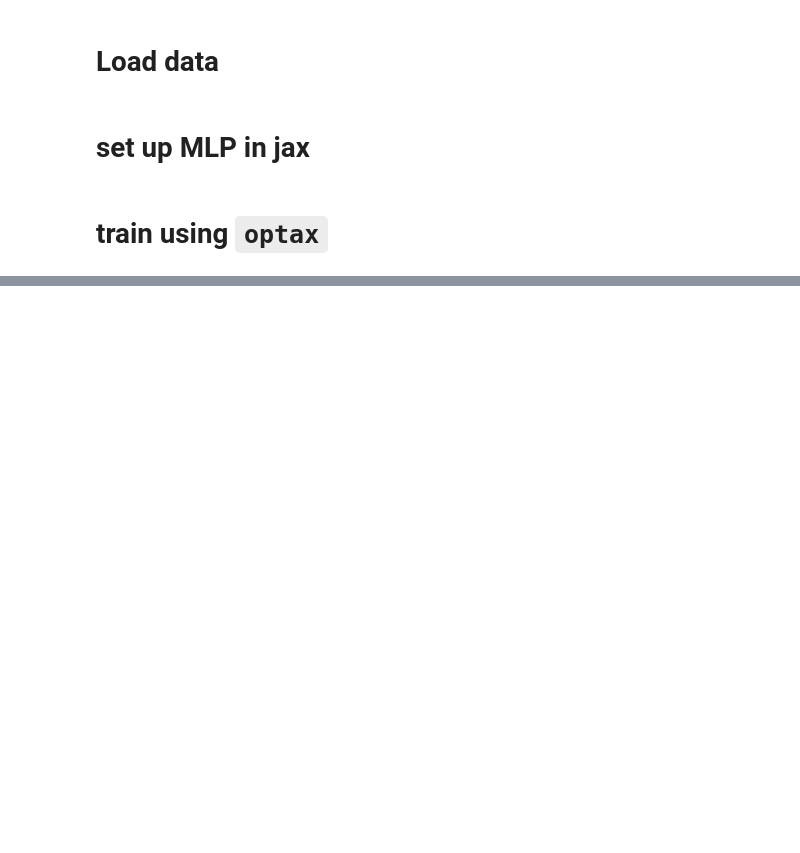
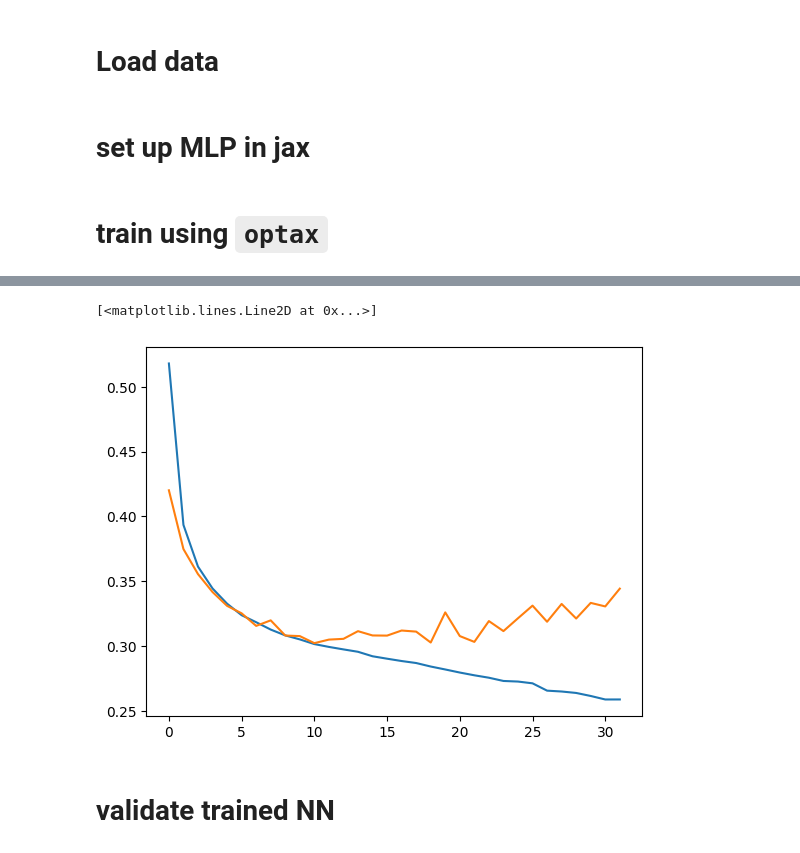
Before and after one commit to changhoonhahn/jaxSED, a Jupyter notebook: bin/train_emu/3_train_emu.ipynb, the cells around one changed output, grey strips where cells are left out. Drawn from its saved outputs; the diff is of its cells as text; code cells hidden in the pictures; blank space fills up the shorter version.

Commit message:
implemented emulator training in jax; next, deploy with hyperparameter optimization

```diff
--- a/bin/train_emu/3_train_emu.ipynb
+++ b/bin/train_emu/3_train_emu.ipynb
@@ -25,5 +31,9 @@ thetas = np.concatenate(thetas, axis=0)
 # %%
-x_pca = np.load(os.path.join(U.data_dir(), 'seds', 'modelb', 'train_sed.modelb.x_pca.w0.npy'))
+_x_pca = np.load(os.path.join(U.data_dir(), 'seds', 'modelb', 'train_sed.modelb.x_pca.w%i.npy' % iwave))
+# %%
+avg_x_pca = np.mean(_x_pca, axis=0)
+std_x_pca = np.std(_x_pca, axis=0)
+x_pca = (_x_pca - avg_x_pca)/std_x_pca
 # %%
 def numpy_collate(batch):
     return tree_map(np.asarray, data.default_collate(batch))
@@ -65,18 +75,21 @@ def init_mlp_params(layer_sizes, scale=1e-2):
     params = []
     for i, key in zip(np.arange(len(layer_sizes)-2), keys):
         m, n = layer_sizes[i], layer_sizes[i+1]
+        #w_key, b_key = random.split(key, num=2)
+        #params.append([scale * random.normal(w_key, (n, m)), scale * random.normal(b_key, (n,))])
         w_key, b_key, _a_key, _b_key = random.split(key, num=4)
         params.append([scale * random.normal(w_key, (n, m)), scale * random.normal(b_key, (n,)),
                       scale * random.normal(_a_key, (n,)), scale * random.normal(_b_key, (n,))])
 
     m, n = layer_sizes[-2], layer_sizes[-1]
-    w_key, b_key, _a_key, _b_key = random.split(keys[-1], num=4)
+    w_key, b_key = random.split(keys[-1], num=2)
     params.append([scale * random.normal(w_key, (n, m)), scale * random.normal(b_key, (n,))])
     return params
 
 @functools.partial(jax.vmap, in_axes=(None, 0))
 def forward(params, inputs):
     activations = inputs
+    #for w, b in params[:-1]:
     for w, b, beta, gamma in params[:-1]:
         outputs = jnp.dot(w, activations) + b
         activations = nonlin_act(outputs, beta, gamma) #relu(outputs)#
@@ -98,8 +111,8 @@ def update(params, opt_state, inputs, targets):
     params = optax.apply_updates(params, updates)
     return params, opt_state, loss
 # %%
-layer_sizes = [thetas.shape[1], 128, 128, 128, x_pca.shape[1]]
-learning_rate = 1e-3
+layer_sizes = [thetas.shape[1], 512, 512, 512, x_pca.shape[1]]
+learning_rate = 1e-2
 
 # Initialize the MLP and optimizer
 params = init_mlp_params(layer_sizes)
@@ -109,7 +122,7 @@ optimizer = optax.adam(learning_rate)
 opt_state = optimizer.init(params)
 
 # Training loop
-train_loss, valid_loss = [], []
+train_loss, valid_loss, best_valid_loss, best_epoch = [], [], np.inf, 0
 for epoch in range(100):
     epoch_loss = 0.0
     for x, y in train_dataloader:
@@ -118,12 +131,20 @@ for epoch in range(100):
     epoch_loss /= len(train_dataloader)
     train_loss.append(epoch_loss)
 
-    _loss = 0
+    _loss = 0.
     for x, y in valid_dataloader:
         loss = mse_loss(params, x, y)
         _loss += loss
     valid_loss.append(_loss/len(valid_dataloader))
 
-    if epoch % 10 == 0:
-        print(f"Epoch {epoch}, Loss: {epoch_loss}, Valid Loss: {valid_loss[-1]}")
+    # early stopping after 20 epochs
+    if valid_loss[-1] < best_valid_loss:
+        best_valid_loss = valid_loss[-1]
+        best_epoch = epoch
+        best_params = params.copy()
+
+    if epoch > best_epoch + 20:
+        break
+
+    if epoch % 10 == 0: print(f"Epoch {epoch}, Loss: {epoch_loss}, Valid Loss: {valid_loss[-1]}")
 # %% [output]
@@ -131,0 +182,8 @@ Epoch 0, Loss: 3.2513184547424316, Valid Loss: 3.5068962574005127
+# %%
+plt.plot(train_loss)
+plt.plot(valid_loss)
+# %% [output]
+[<matplotlib.lines.Line2D at 0x...>]
+[figure, added]
+# %% [markdown]
+# validate trained NN
```
Also changed, not shown: parts of 11 cells of this notebook, 3 other files.
